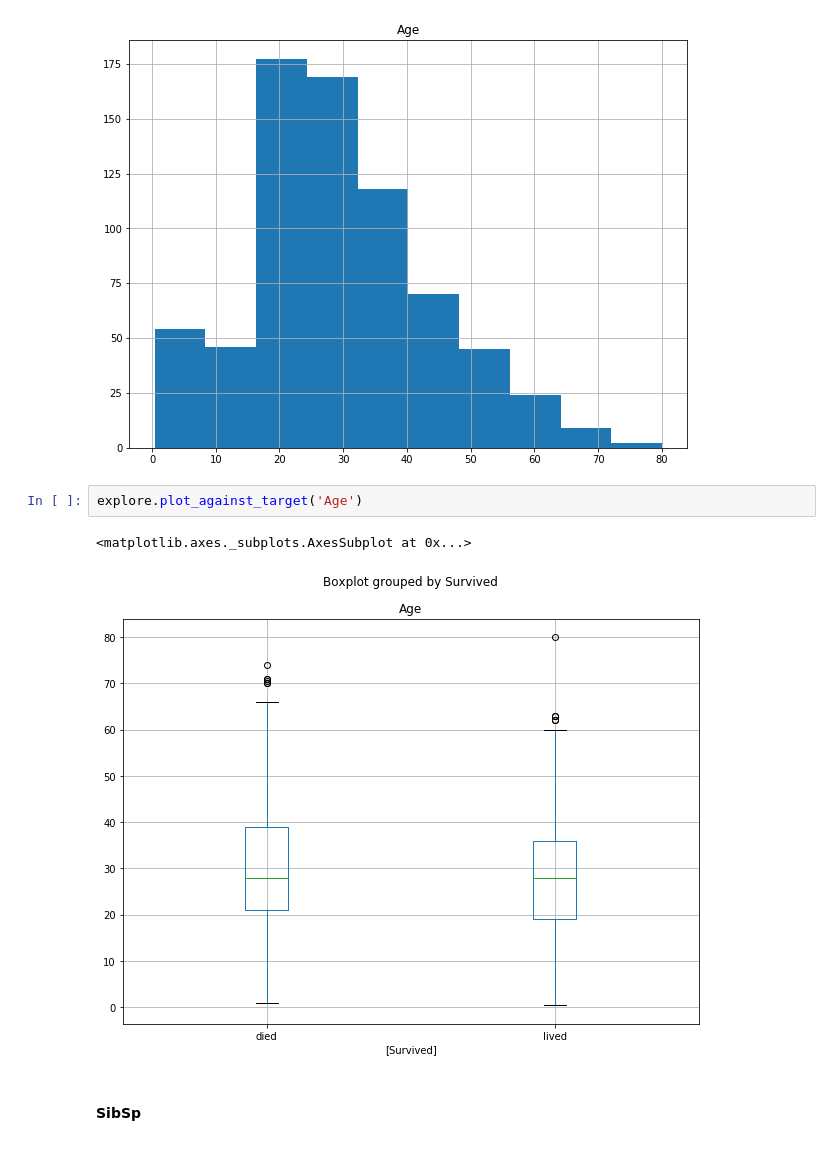
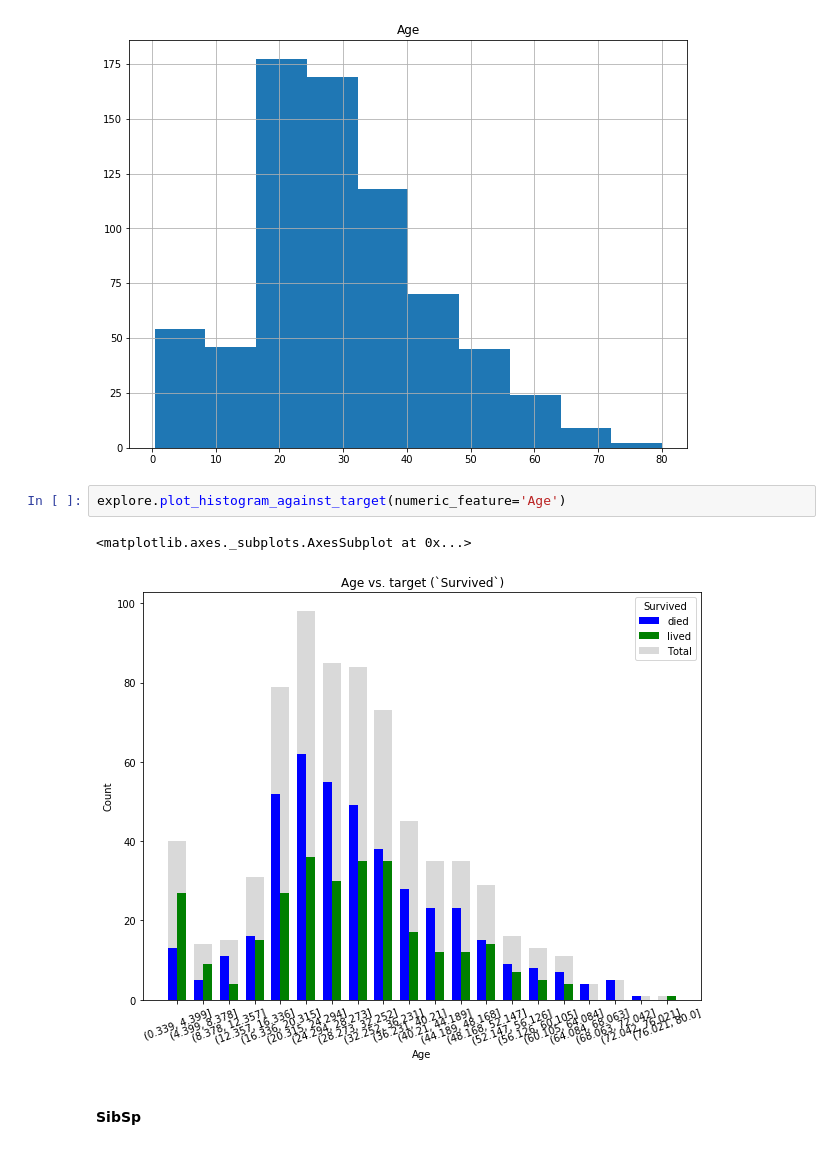
Before and after one commit to shane-kercheval/oo-learning, a Jupyter notebook: examples/classification-titanic/1-Exploring the Titanic Dataset.ipynb, the cells around one changed output. Drawn from its saved outputs; the diff is of its cells as text.

```diff
--- a/examples/classification-titanic/1-Exploring the Titanic Dataset.ipynb
+++ b/examples/classification-titanic/1-Exploring the Titanic Dataset.ipynb
@@ -129,10 +155,10 @@ explore.plot_histogram(numeric_feature='Age')
 <matplotlib.axes._subplots.AxesSubplot at 0x...>
 [figure]
 # %%
-explore.plot_against_target('Age')
+explore.plot_histogram_against_target(numeric_feature='Age')
 # %% [output]
 <matplotlib.axes._subplots.AxesSubplot at 0x...>
-[figure, old version]
+[figure, new version]
 # %% [markdown]
 #### SibSp
 # %%
```
Also changed, not shown: parts of 23 cells of this notebook, 19 other files.
